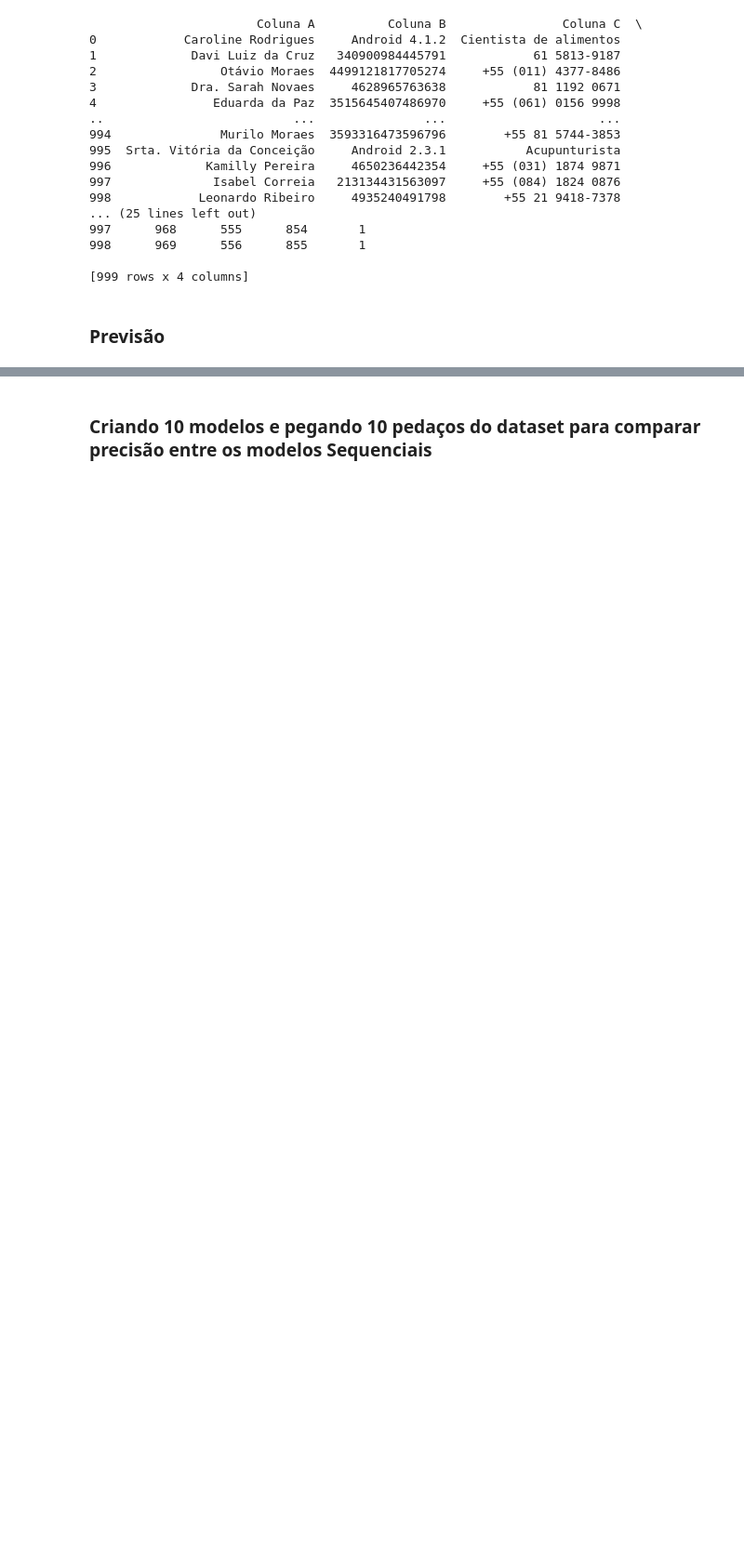
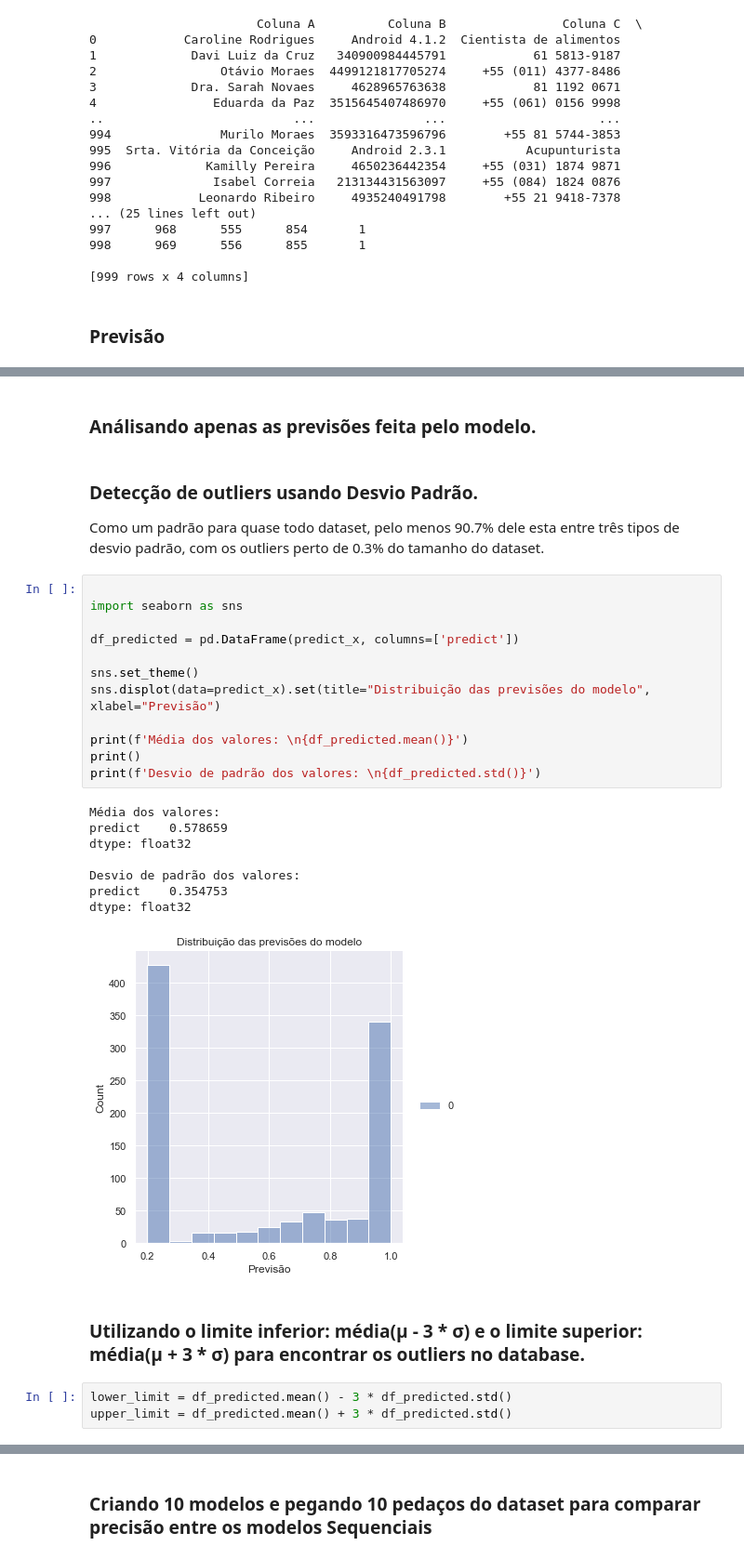
Before and after one commit to Dom-Juan/TCC-2, a Jupyter notebook: jupyter-notebook/tensor-alpha/tensor-alpha.ipynb, the cells around one changed output, grey strips where cells are left out. Shown at 93% size. Drawn from its saved outputs; the diff is of its cells as text; blank space fills up the shorter version.

```diff
--- a/jupyter-notebook/tensor-alpha/tensor-alpha.ipynb
+++ b/jupyter-notebook/tensor-alpha/tensor-alpha.ipynb
@@ -643,0 +664,32 @@ X=[969 556 855] Previsão=[0.9728232], classe=1
+# %% [markdown]
+### Análisando apenas as previsões feita pelo modelo.
+# %% [markdown]
+### Detecção de outliers usando Desvio Padrão.
+
+Como um padrão para quase todo dataset, pelo menos 90.7% dele esta entre três tipos de desvio padrão, com os outliers perto de 0.3% do tamanho do dataset.
+# %%
+
+import seaborn as sns
+
+df_predicted = pd.DataFrame(predict_x, columns=['predict'])
+
+sns.set_theme()
+sns.displot(data=predict_x).set(title="Distribuição das previsões do modelo", xlabel="Previsão")
+
+print(f'Média dos valores: \n{df_predicted.mean()}')
+print()
+print(f'Desvio de padrão dos valores: \n{df_predicted.std()}')
+# %% [output]
+Média dos valores:
+predict    0.578659
+dtype: float32
+
+Desvio de padrão dos valores:
+predict    0.354753
+dtype: float32
+[figure, added]
+# %% [markdown]
+### Utilizando o limite inferior: média(μ - 3 * σ) e o limite superior: média(μ + 3 * σ) para encontrar os outliers no database.
+# %%
+lower_limit = df_predicted.mean() - 3 * df_predicted.std()
+upper_limit = df_predicted.mean() + 3 * df_predicted.std()
```
Also changed, not shown: parts of 33 cells of this notebook, 9 other files.
